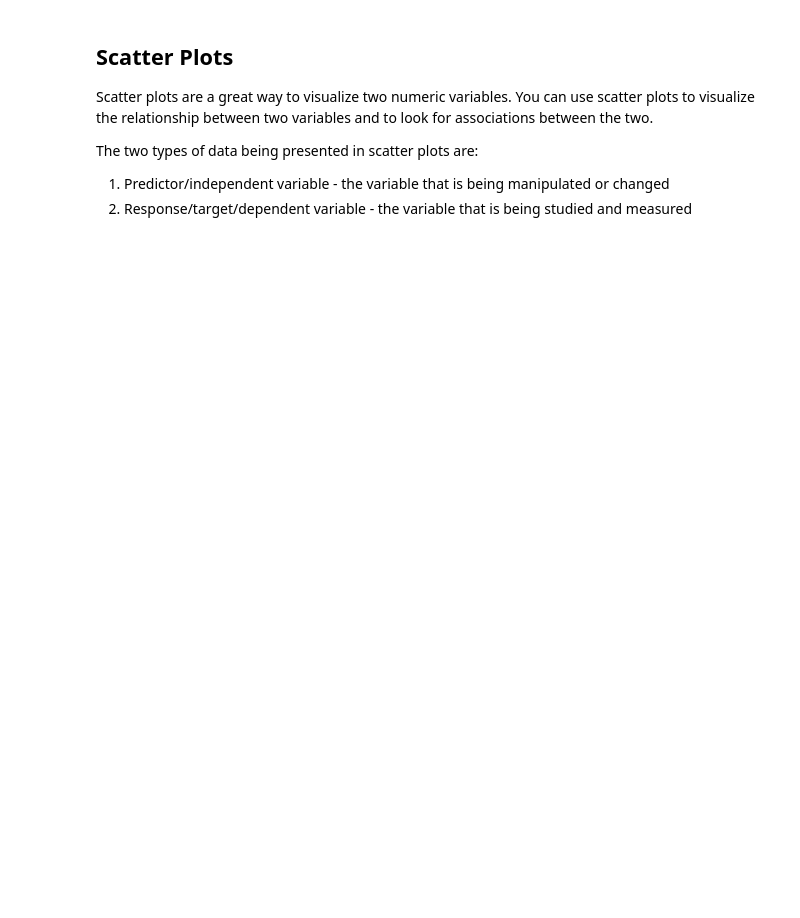
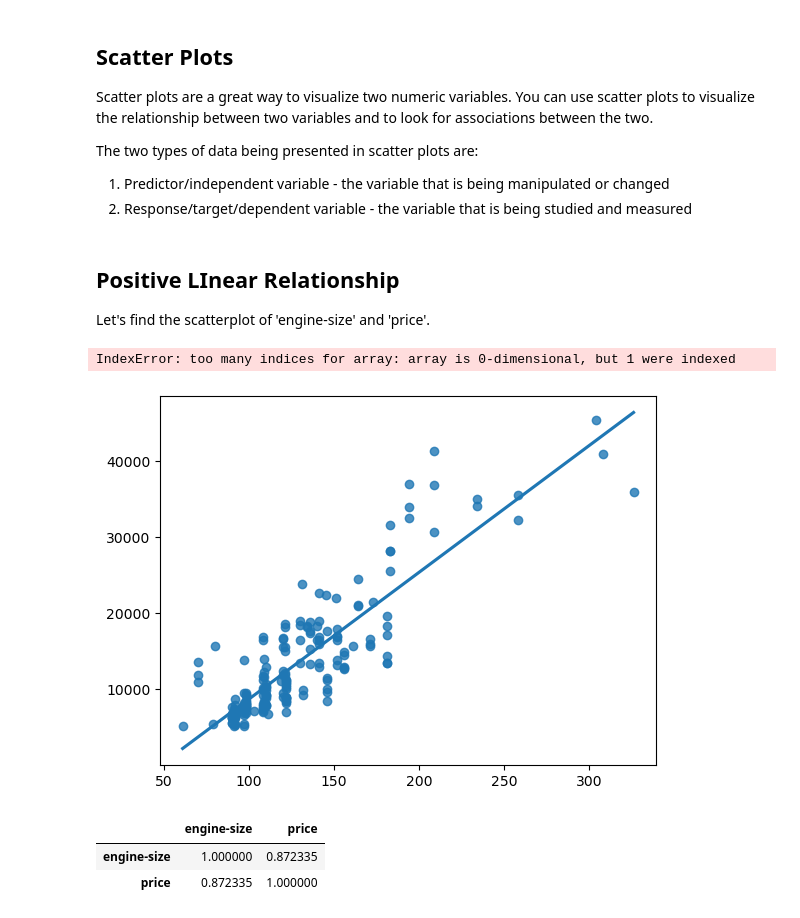
Before and after one commit to sakwensivie/Data_Science_Training, a Jupyter notebook: 02-Data_analysis_fundamentals/02-Exploratory_data_analysis/01-Descriptive-statistics.ipynb, the cells around one changed output. Cells and saved outputs as stored; diff of their text form; code cells hidden in the pictures; blank space fills up the shorter version.

```diff
--- a/02-Data_analysis_fundamentals/02-Exploratory_data_analysis/01-Descriptive-statistics.ipynb
+++ b/02-Data_analysis_fundamentals/02-Exploratory_data_analysis/01-Descriptive-statistics.ipynb
@@ -29,3 +173,21 @@ Scatter plots are a great way to visualize two numeric variables. You can use sc
 The two types of data being presented in scatter plots are:
 1. Predictor/independent variable - the variable that is being manipulated or changed
 2. Response/target/dependent variable - the variable that is being studied and measured
+# %% [markdown]
+## Positive LInear Relationship
+
+Let's find the scatterplot of 'engine-size' and 'price'.
+# %%
+sns.regplot(x="engine-size", y="price", data=df)
+plt.ylim(0,)
+# %% [output]
+IndexError: too many indices for array: array is 0-dimensional, but 1 were indexed
+[figure, added]
+# %%
+# Now let us examine the correlation betwen "engine-size" and "price"
+
+df[["engine-size", "price"]].corr()
+# %% [output]
+|  | engine-size | price |
+| engine-size | 1.000000 | 0.872335 |
+| price | 0.872335 | 1.000000 |
```
Also changed, not shown: parts of 31 cells of this notebook, 3 other files.
